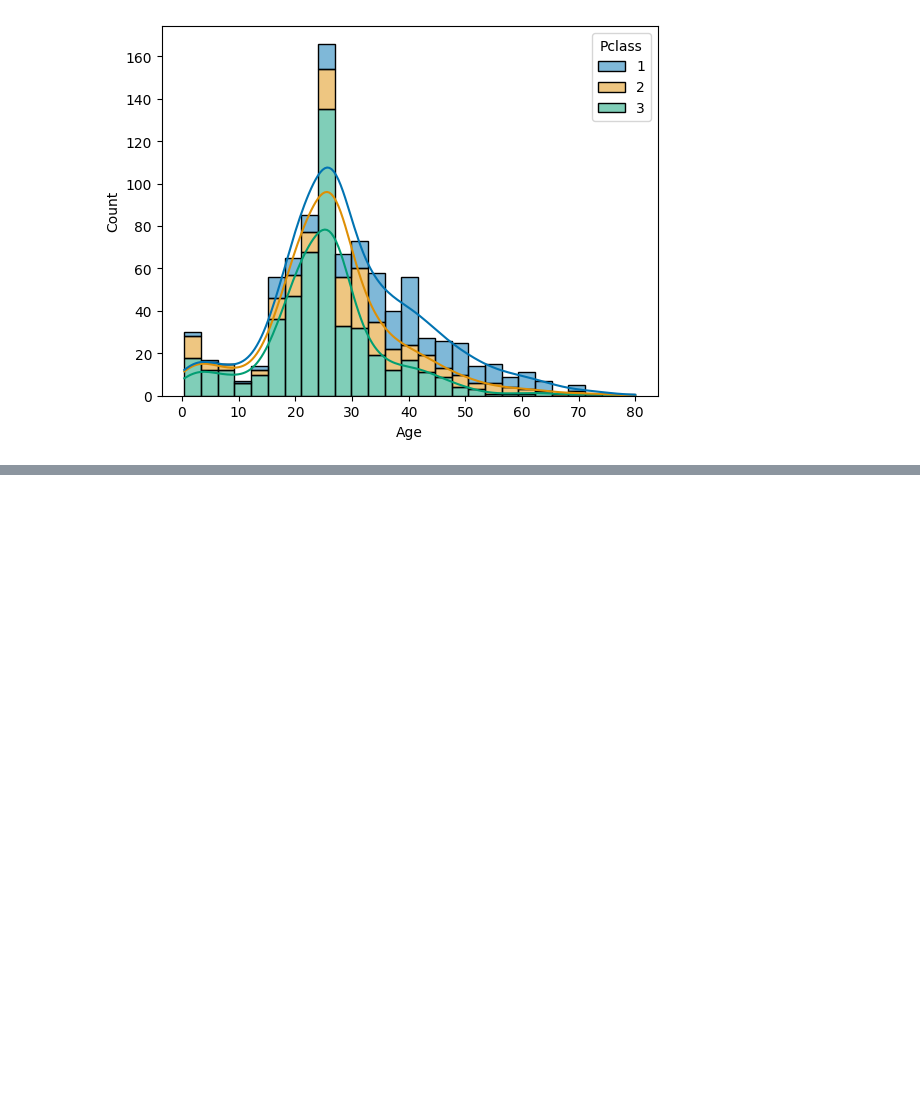
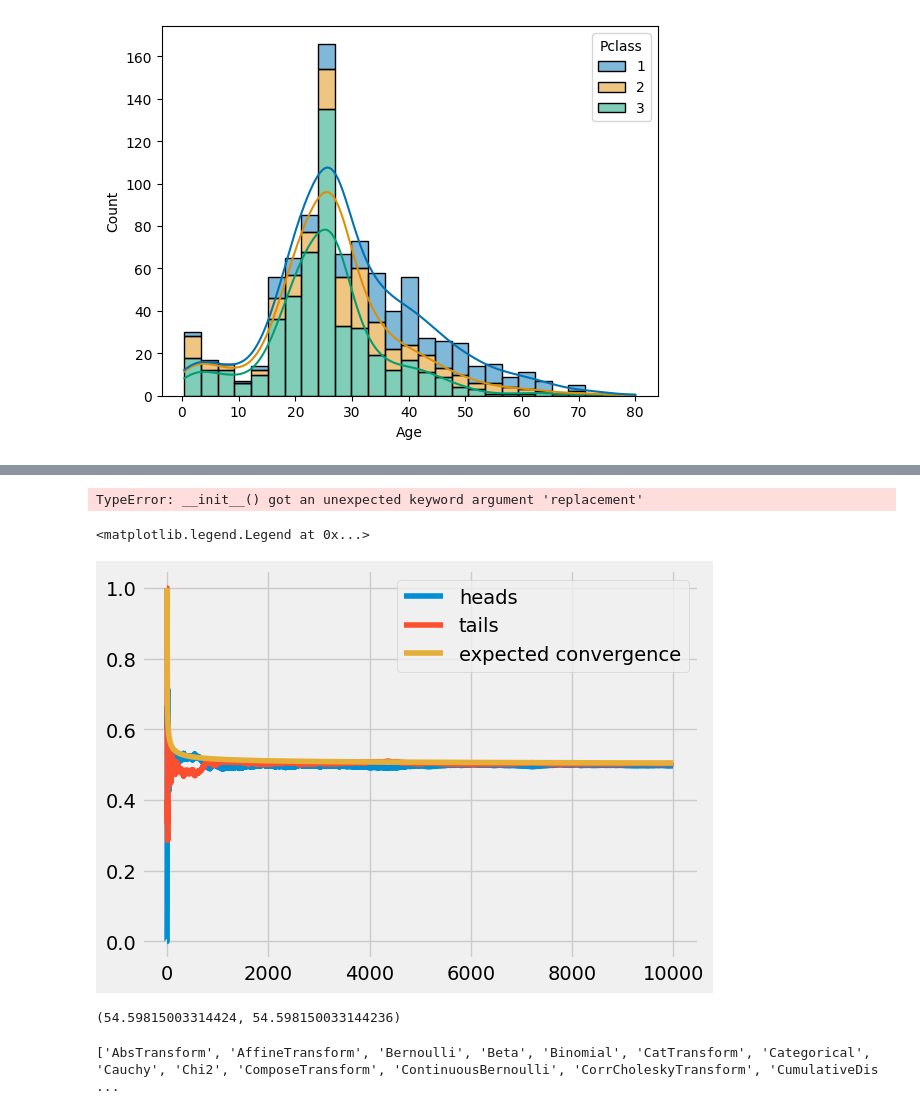
Before and after one commit to jsmidt/scratch, a Jupyter notebook: d2l/chap2_pytorch.ipynb, the cells around one changed output, grey strips where cells are left out. Cells and saved outputs as stored; diff of their text form; code cells hidden in the pictures; blank space fills up the shorter version.

```diff
--- a/d2l/chap2_pytorch.ipynb
+++ b/d2l/chap2_pytorch.ipynb
@@ -4,6 +4,11 @@ import torch
 import os
 import pandas as pd
 import seaborn as sns
+import random
+from torch.distributions.multinomial import Multinomial
+import numpy as np
+import matplotlib.pyplot as plt
+plt.style.use('fivethirtyeight')
 # %% [markdown]
 # Section 2.1
 
@@ -289,0 +416,3 @@ sns.histplot(data=inputs,x='Age',hue='Pclass',kde=True, multiple="stack",palette
+# %%
+fair_probs = torch.tensor([0.5, 0.5])
+Multinomial(1000, fair_probs).sample((10,))/1000.
@@ -289,0 +430,28 @@ sns.histplot(data=inputs,x='Age',hue='Pclass',kde=True, multiple="stack",palette
+# %%
+weights = 1
+counts = Multinomial(1, 4, replacement=True)#.sample()/100.
+# %% [output]
+TypeError: __init__() got an unexpected keyword argument 'replacement'
+# %%
+counts = Multinomial(1, fair_probs).sample((10000, ))
+cum_counts = counts.cumsum(dim=0)
+estimates = cum_counts/cum_counts.sum(dim=1, keepdim=True)
+estimates = estimates.numpy()
+estimates
+
+plt.plot(estimates[:,0], label='heads')
+plt.plot(estimates[:,1], label='tails')
+x = np.arange(len(estimates))
+plt.plot(x, 0.5/x**0.5 + 0.5, label='expected convergence')
+plt.legend()
+# %% [output]
+<matplotlib.legend.Legend at 0x...>
+[figure, added]
+# %%
+np.exp(2.0)**2, np.exp(2.0+2.0)
+# %% [output]
+(54.59815003314424, 54.598150033144236)
+# %%
+print(dir(torch.distributions))
+# %% [output]
+['AbsTransform', 'AffineTransform', 'Bernoulli', 'Beta', 'Binomial', 'CatTransform', 'Categorical', 'Cauchy', 'Chi2', 'ComposeTransform', 'ContinuousBernoulli', 'CorrCholeskyTransform', 'CumulativeDis ...
```
Also changed, not shown: parts of 23 cells of this notebook, 4 other files.
